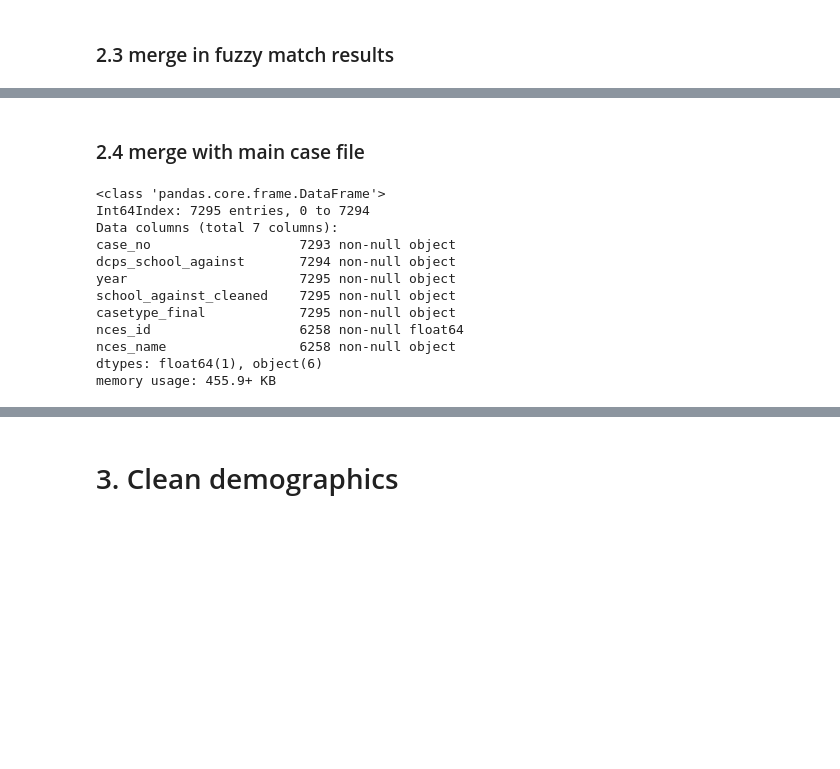
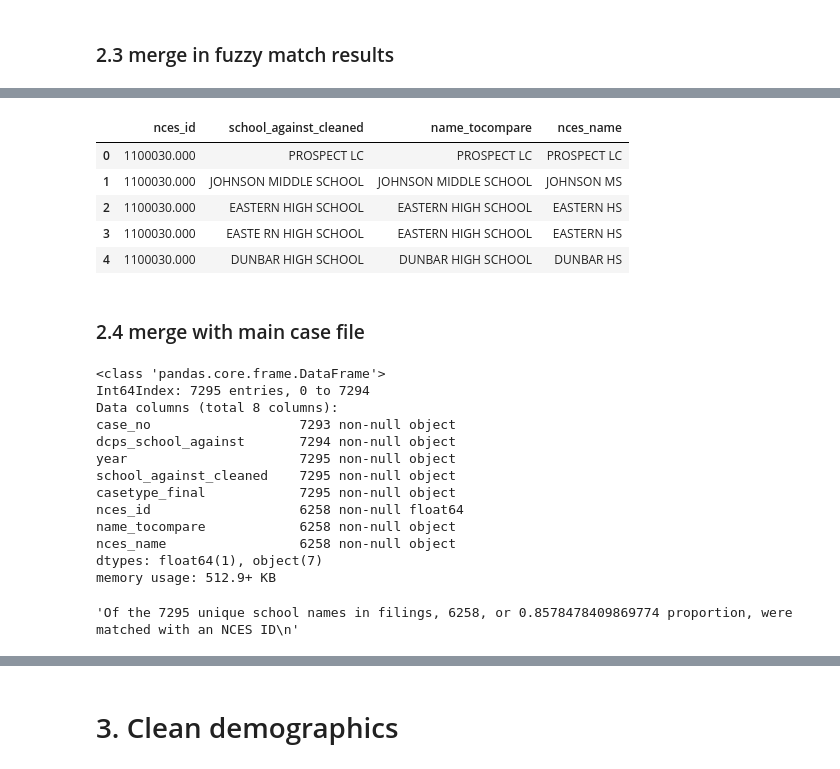
Before and after one commit to rebeccajohnson88/rights_towhat_chapter, a Jupyter notebook: code/03_merge_withdem.ipynb, the cells around one changed output, grey strips where cells are left out. Cells and saved outputs as stored; diff of their text form; code cells hidden in the pictures; blank space fills up the shorter version.

```diff
--- a/code/03_merge_withdem.ipynb
+++ b/code/03_merge_withdem.ipynb
@@ -364,3 +435,12 @@ filings_crosswalk_tomerge.rename(columns = {'name_tocompare': 'nces_name'},
+# %%
+filings_crosswalk_tomerge.head()
+# %% [output]
+|  | nces_id | school_against_cleaned | name_tocompare | nces_name |
+| 0 | 1100030.000 | PROSPECT LC | PROSPECT LC | PROSPECT LC |
+| 1 | 1100030.000 | JOHNSON MIDDLE SCHOOL | JOHNSON MIDDLE SCHOOL | JOHNSON MS |
+| 2 | 1100030.000 | EASTERN HIGH SCHOOL | EASTERN HIGH SCHOOL | EASTERN HS |
+| 3 | 1100030.000 | EASTE RN HIGH SCHOOL | EASTERN HIGH SCHOOL | EASTERN HS |
+| 4 | 1100030.000 | DUNBAR HIGH SCHOOL | DUNBAR HIGH SCHOOL | DUNBAR HS |
 # %% [markdown]
 ### 2.4 merge with main case file
 # %%
@@ -381,19 +461,29 @@ dc_filings_wid.info()
 dc_filings_wid['caseid_stripyear'] = dc_filings_wid.case_no.replace(r'20[1-9][0-9]\-(\-)?', '', regex = True)
 dc_filings_wid['caseid_firstfiled'] = dc_filings_wid.caseid_stripyear.replace(r'\-(-)?.*', '', regex = True)
 dc_filings_wid['caseid'] = dc_filings_wid.caseid_firstfiled.str.replace(' ', '')
-dc_filings_wid_obsid = dc_filings_wid.loc[dc_filings_wid.nces_id.notnull()].copy()
+dc_filings_wid_obsid = dc_filings_wid.loc[dc_filings_wid.nces_name.notnull()].copy()
 
 # 86% match (still need to do multiple match ones etc)
+
+n_original = dc_filings_wid.shape[0]
+n_matched = dc_filings_wid_obsid.shape[0]
+
+"""Of the {} unique school names in filings, {}, or {} proportion, were matched with an NCES ID
+""".format(n_original,
+          n_matched,
+          n_matched/n_original)
 # %% [output]
 <class 'pandas.core.frame.DataFrame'>
 Int64Index: 7295 entries, 0 to 7294
-Data columns (total 7 columns):
+Data columns (total 8 columns):
 case_no                   7293 non-null object
 dcps_school_against       7294 non-null object
 year                      7295 non-null object
 school_against_cleaned    7295 non-null object
 casetype_final            7295 non-null object
 nces_id                   6258 non-null float64
+name_tocompare            6258 non-null object
 nces_name                 6258 non-null object
-dtypes: float64(1), object(6)
-memory usage: 455.9+ KB
+dtypes: float64(1), object(7)
+memory usage: 512.9+ KB
+'Of the 7295 unique school names in filings, 6258, or 0.8578478409869774 proportion, were matched with an NCES ID\n'
```
Also changed, not shown: parts of 35 cells of this notebook.
